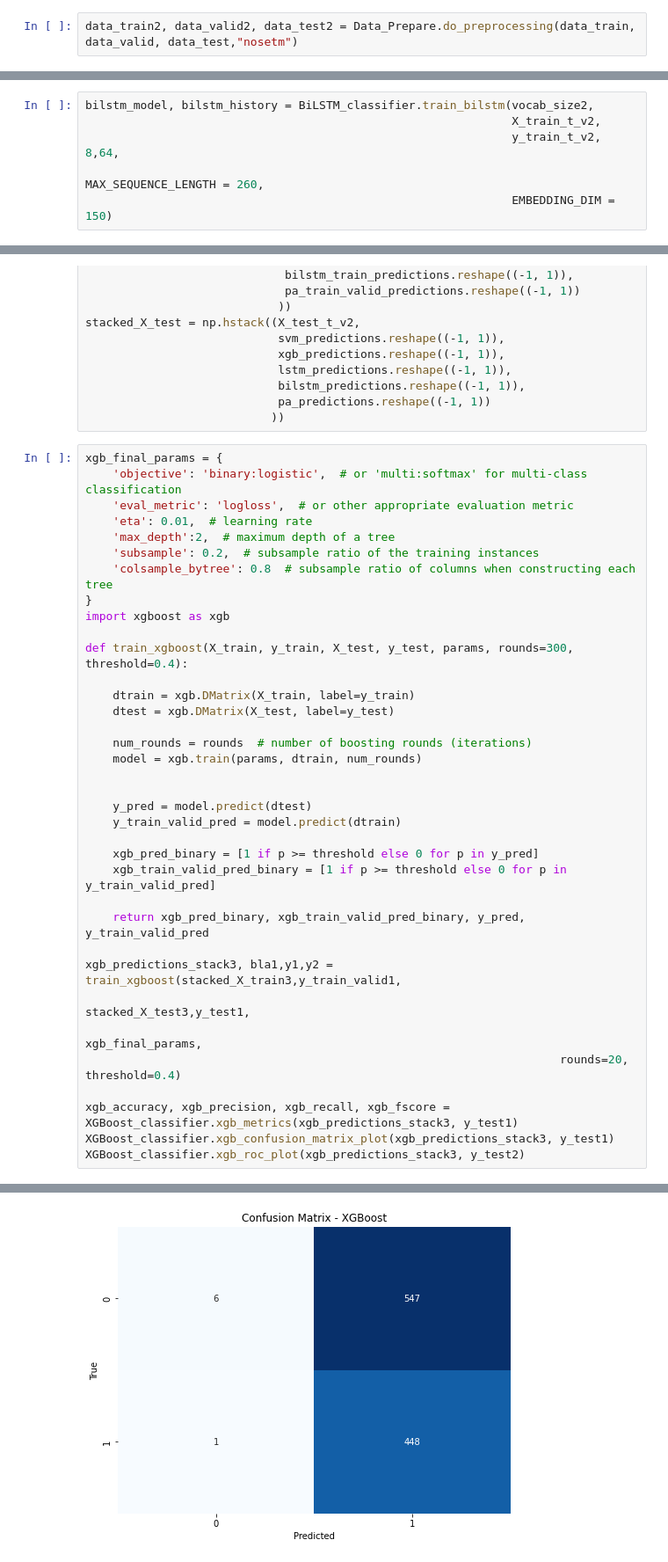
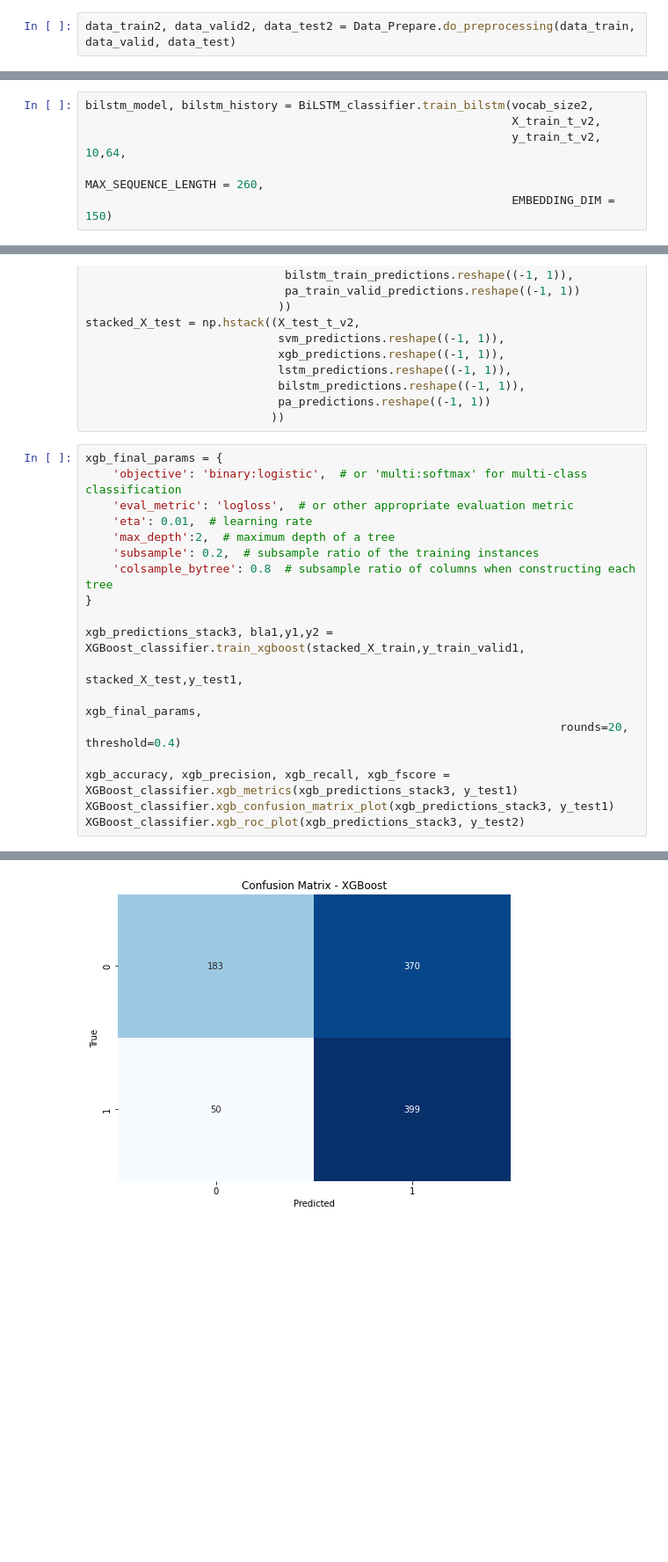
Before and after one commit to diba-sly/fake-news-detection-using-ensemble-classifier, a Jupyter notebook: These-Model10.ipynb, the cells around one changed output, grey strips where cells are left out. Shown: that part at 88% size. Drawn from its saved outputs; the diff is of its cells as text; blank space fills up the shorter version.

Commit message:
finalize Model10

```diff
--- a/These-Model10.ipynb
+++ b/These-Model10.ipynb
@@ -57,5 +57,5 @@ data_train1, data_valid1, data_test1 = Data_Prepare.do_preprocessing(data_train,
 # %% [output]
 data_preprocessing done!
 # %%
-data_train2, data_valid2, data_test2 = Data_Prepare.do_preprocessing(data_train, data_valid, data_test,"nosetm")
+data_train2, data_valid2, data_test2 = Data_Prepare.do_preprocessing(data_train, data_valid, data_test)
 # %% [output]
@@ -245,7 +245,7 @@ LSTM - F-score: 0.6193181818181819
 # %%
 bilstm_model, bilstm_history = BiLSTM_classifier.train_bilstm(vocab_size2,
                                                               X_train_t_v2,
-                                                              y_train_t_v2, 8,64,
+                                                              y_train_t_v2, 10,64,
                                                               MAX_SEQUENCE_LENGTH = 260,
                                                               EMBEDDING_DIM = 150)
 # %% [output]
@@ -407,27 +409,9 @@ xgb_final_params = {
     'subsample': 0.2,  # subsample ratio of the training instances
     'colsample_bytree': 0.8  # subsample ratio of columns when constructing each tree
 }
-import xgboost as xgb
 
-def train_xgboost(X_train, y_train, X_test, y_test, params, rounds=300, threshold=0.4):
-
-    dtrain = xgb.DMatrix(X_train, label=y_train)
-    dtest = xgb.DMatrix(X_test, label=y_test)
-
-    num_rounds = rounds  # number of boosting rounds (iterations)
-    model = xgb.train(params, dtrain, num_rounds)
-
-
-    y_pred = model.predict(dtest)
-    y_train_valid_pred = model.predict(dtrain)
-
-    xgb_pred_binary = [1 if p >= threshold else 0 for p in y_pred]
-    xgb_train_valid_pred_binary = [1 if p >= threshold else 0 for p in y_train_valid_pred]
-
-    return xgb_pred_binary, xgb_train_valid_pred_binary, y_pred, y_train_valid_pred
-
-xgb_predictions_stack3, bla1,y1,y2 = train_xgboost(stacked_X_train3,y_train_valid1,
-                                                                     stacked_X_test3,y_test1,
+xgb_predictions_stack3, bla1,y1,y2 = XGBoost_classifier.train_xgboost(stacked_X_train,y_train_valid1,
+                                                                     stacked_X_test,y_test1,
                                                                      xgb_final_params,
                                                                      rounds=20, threshold=0.4)
 
@@ -442 +426 @@ XGBoost - F-score: 0.6204986149584488
-[figure, old version]
+[figure, new version]
```
Also changed, not shown: parts of 22 cells of this notebook.
